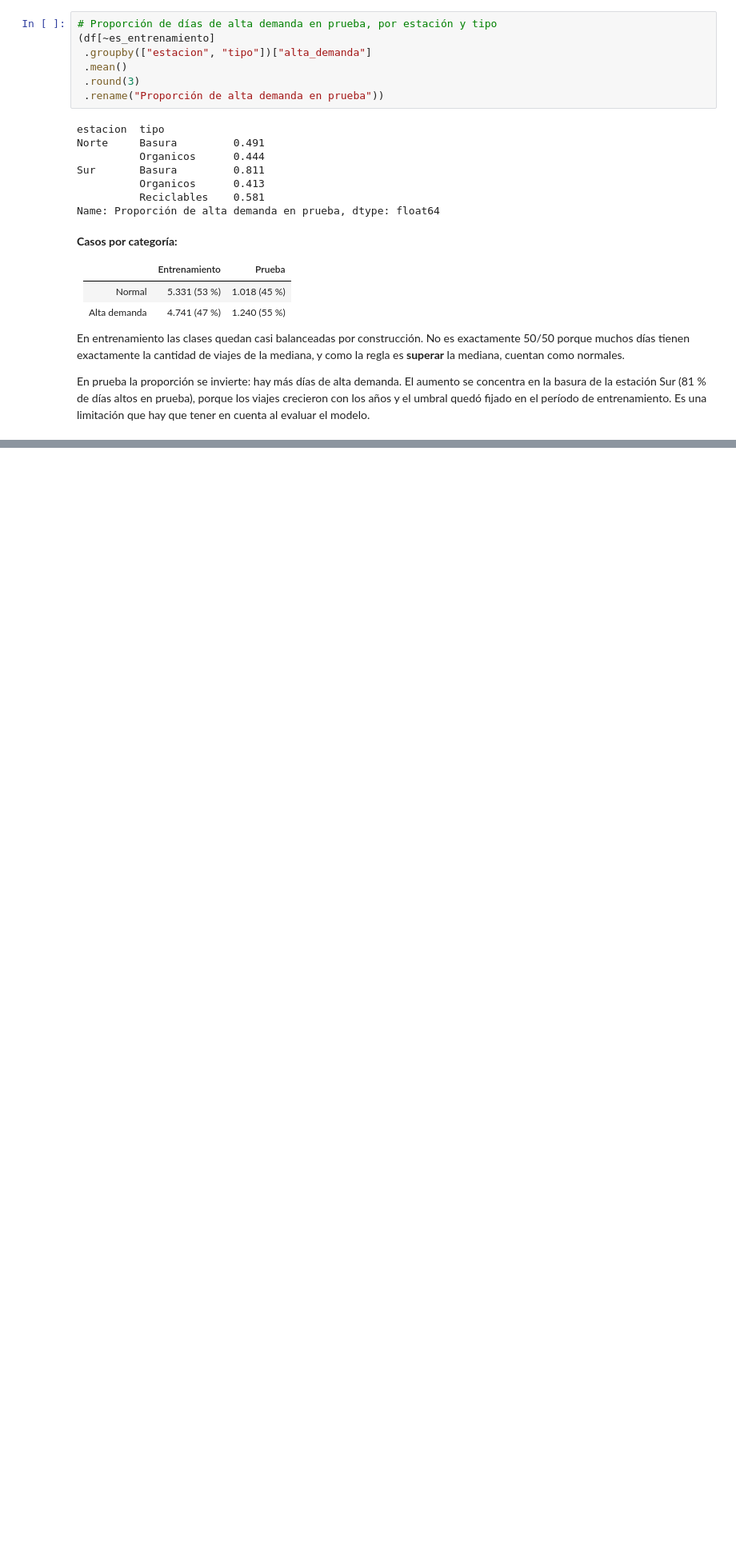
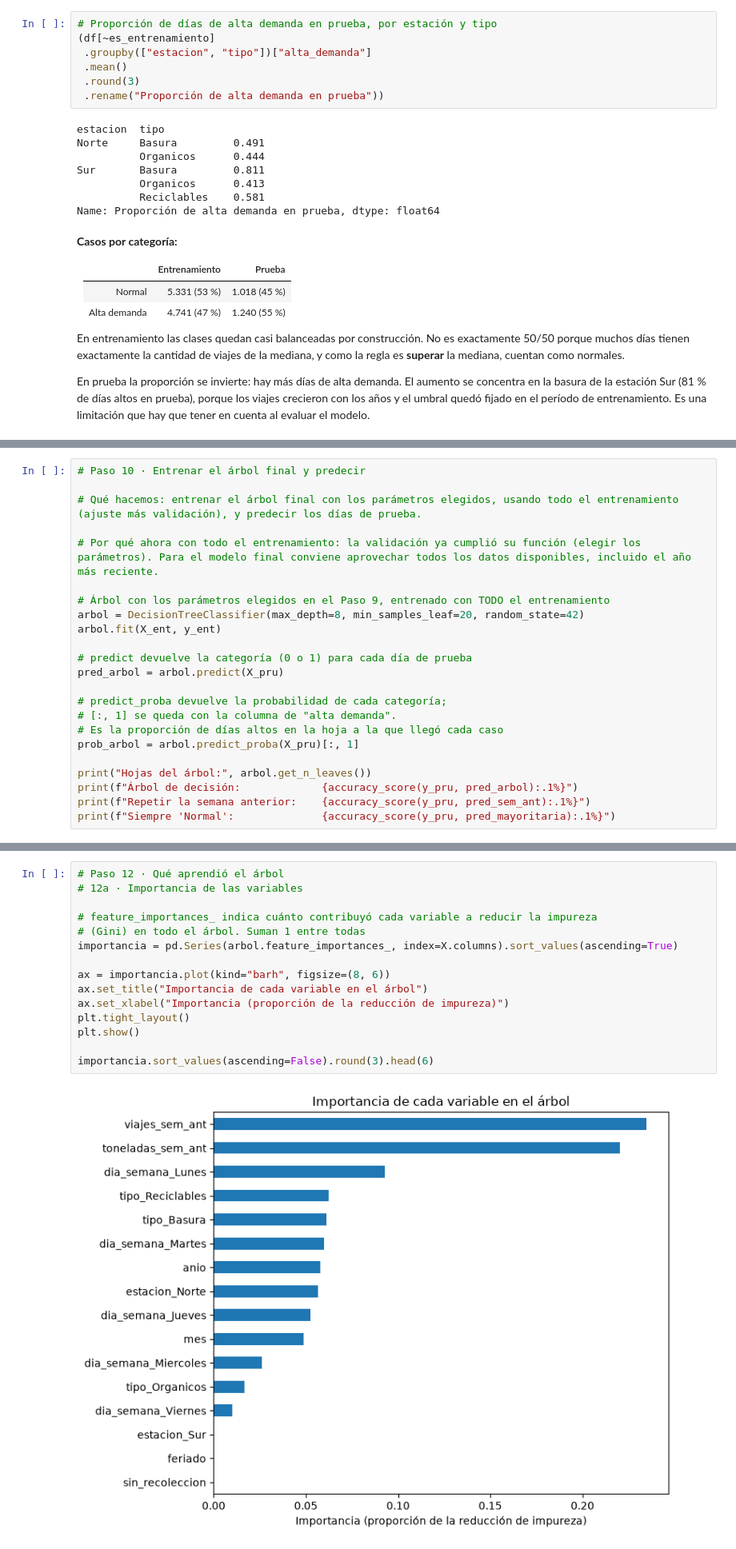
Before and after one commit to Naccho27/tp-predictivos, a Jupyter notebook: notebooks/02_clasificacion_arbol.ipynb, the cells around one changed output, grey strips where cells are left out. Shown at 80% size. Cells and saved outputs as stored; diff of their text form; blank space fills up the shorter version.

Commit message:
Notebook 02: bases de comparación, elección de parámetros, entrenamiento e interpretación del árbol

```diff
--- a/notebooks/02_clasificacion_arbol.ipynb
+++ b/notebooks/02_clasificacion_arbol.ipynb
@@ -236,0 +317,23 @@ En prueba la proporción se invierte: hay más días de alta demanda. El aumento
+# %%
+# Paso 10 · Entrenar el árbol final y predecir
+
+# Qué hacemos: entrenar el árbol final con los parámetros elegidos, usando todo el entrenamiento (ajuste más validación), y predecir los días de prueba.
+
+# Por qué ahora con todo el entrenamiento: la validación ya cumplió su función (elegir los parámetros). Para el modelo final conviene aprovechar todos los datos disponibles, incluido el año más reciente.
+
+# Árbol con los parámetros elegidos en el Paso 9, entrenado con TODO el entrenamiento
+arbol = DecisionTreeClassifier(max_depth=8, min_samples_leaf=20, random_state=42)
+arbol.fit(X_ent, y_ent)
+
+# predict devuelve la categoría (0 o 1) para cada día de prueba
+pred_arbol = arbol.predict(X_pru)
+
+# predict_proba devuelve la probabilidad de cada categoría;
+# [:, 1] se queda con la columna de "alta demanda".
+# Es la proporción de días altos en la hoja a la que llegó cada caso
+prob_arbol = arbol.predict_proba(X_pru)[:, 1]
+
+print("Hojas del árbol:", arbol.get_n_leaves())
+print(f"Árbol de decisión:             {accuracy_score(y_pru, pred_arbol):.1%}")
+print(f"Repetir la semana anterior:    {accuracy_score(y_pru, pred_sem_ant):.1%}")
+print(f"Siempre 'Normal':              {accuracy_score(y_pru, pred_mayoritaria):.1%}")
@@ -236,0 +381,17 @@ En prueba la proporción se invierte: hay más días de alta demanda. El aumento
+# %%
+# Paso 12 · Qué aprendió el árbol
+# 12a · Importancia de las variables
+
+# feature_importances_ indica cuánto contribuyó cada variable a reducir la impureza
+# (Gini) en todo el árbol. Suman 1 entre todas
+importancia = pd.Series(arbol.feature_importances_, index=X.columns).sort_values(ascending=True)
+
+ax = importancia.plot(kind="barh", figsize=(8, 6))
+ax.set_title("Importancia de cada variable en el árbol")
+ax.set_xlabel("Importancia (proporción de la reducción de impureza)")
+plt.tight_layout()
+plt.show()
+
+importancia.sort_values(ascending=False).round(3).head(6)
+# %% [output]
+[figure, added]
```
Also changed, not shown: parts of 12 cells of this notebook, 1 other file.
